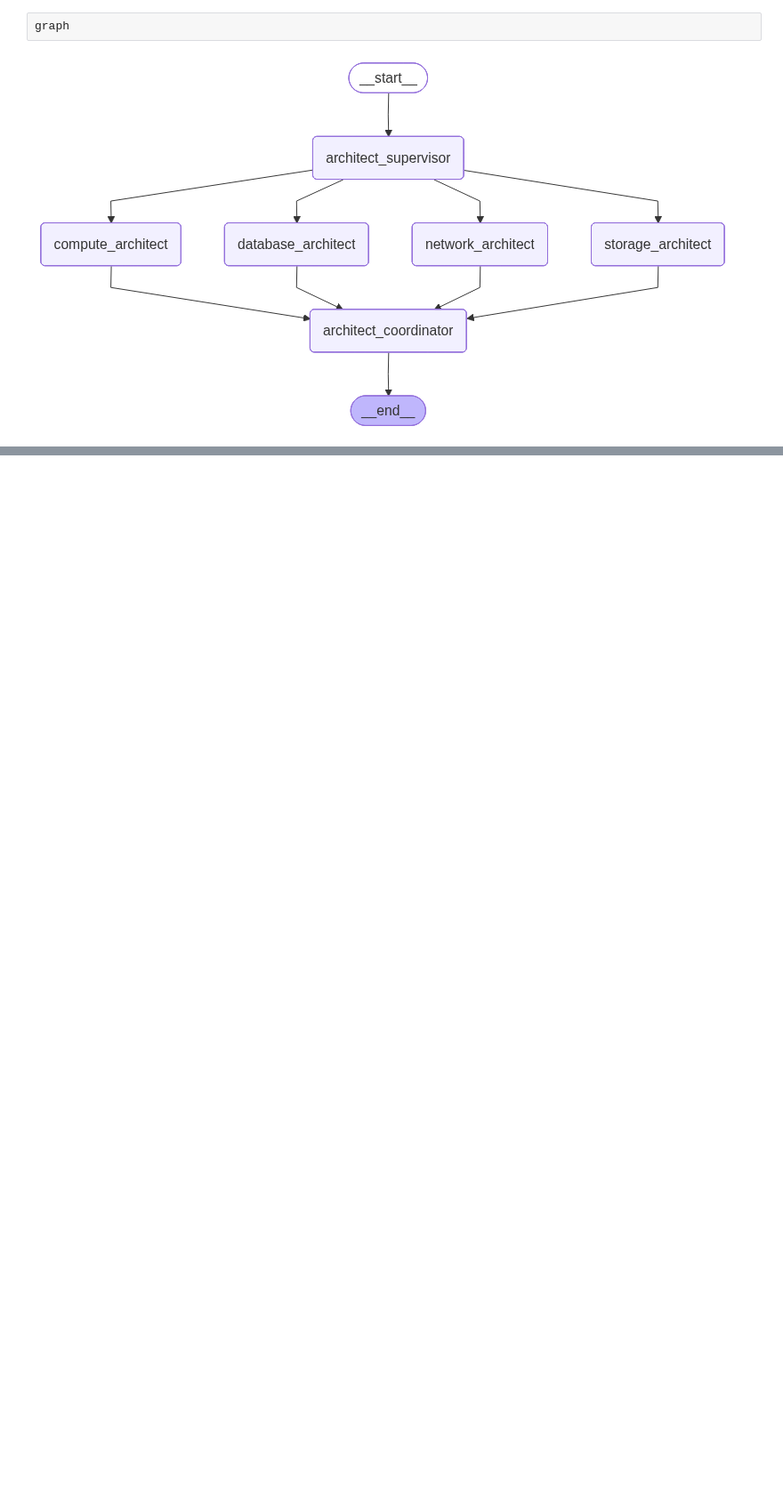
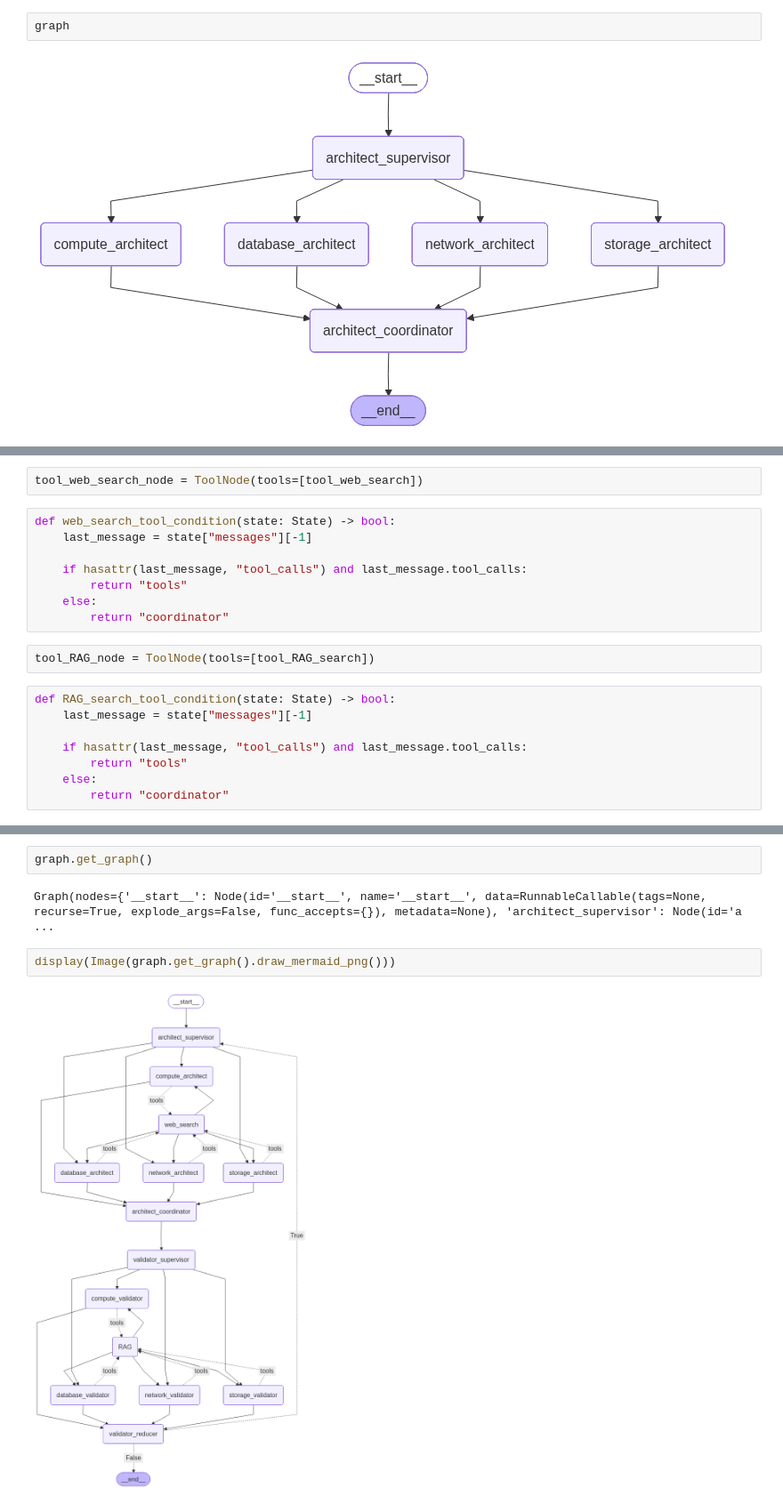
Before and after one commit to Niranjanrgade/CloudyIntel, a Jupyter notebook: dev/CloudyIntel_DEV.ipynb, the cells around one changed output, grey strips where cells are left out. Shown: that part at 89% size. Drawn from its saved outputs; the diff is of its cells as text; blank space fills up the shorter version.

```diff
--- a/dev/CloudyIntel_DEV.ipynb
+++ b/dev/CloudyIntel_DEV.ipynb
@@ -392,0 +646,20 @@ print(result)
+# %%
+tool_web_search_node = ToolNode(tools=[tool_web_search])
+# %%
+def web_search_tool_condition(state: State) -> bool:
+    last_message = state["messages"][-1]
+
+    if hasattr(last_message, "tool_calls") and last_message.tool_calls:
+        return "tools"
+    else:
+        return "coordinator"
+# %%
+tool_RAG_node = ToolNode(tools=[tool_RAG_search])
+# %%
+def RAG_search_tool_condition(state: State) -> bool:
+    last_message = state["messages"][-1]
+
+    if hasattr(last_message, "tool_calls") and last_message.tool_calls:
+        return "tools"
+    else:
+        return "coordinator"
@@ -392,0 +738,8 @@ print(result)
+# %%
+graph.get_graph()
+# %% [output]
+Graph(nodes={'__start__': Node(id='__start__', name='__start__', data=RunnableCallable(tags=None, recurse=True, explode_args=False, func_accepts={}), metadata=None), 'architect_supervisor': Node(id='a ...
+# %%
+display(Image(graph.get_graph().draw_mermaid_png()))
+# %% [output]
+[figure, added]
```
Also changed, not shown: parts of 27 cells of this notebook.
